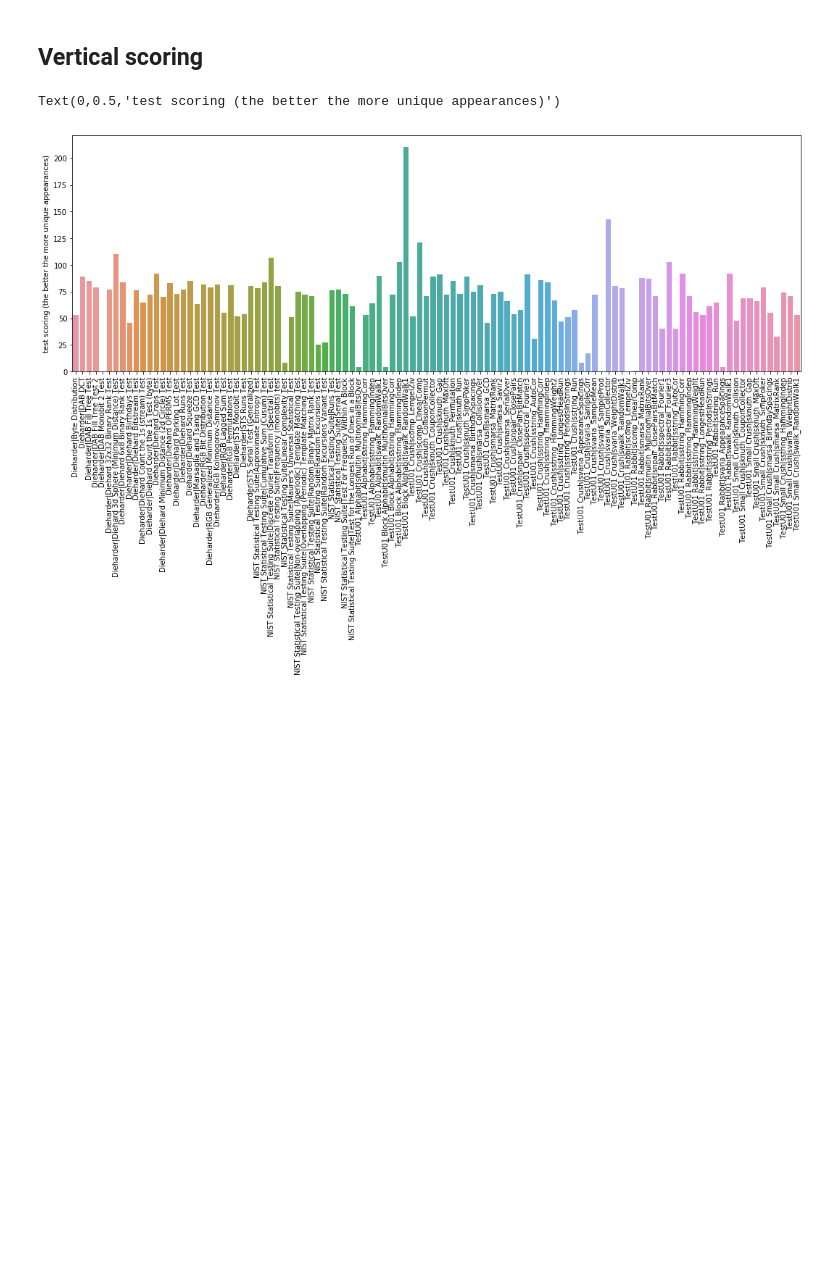
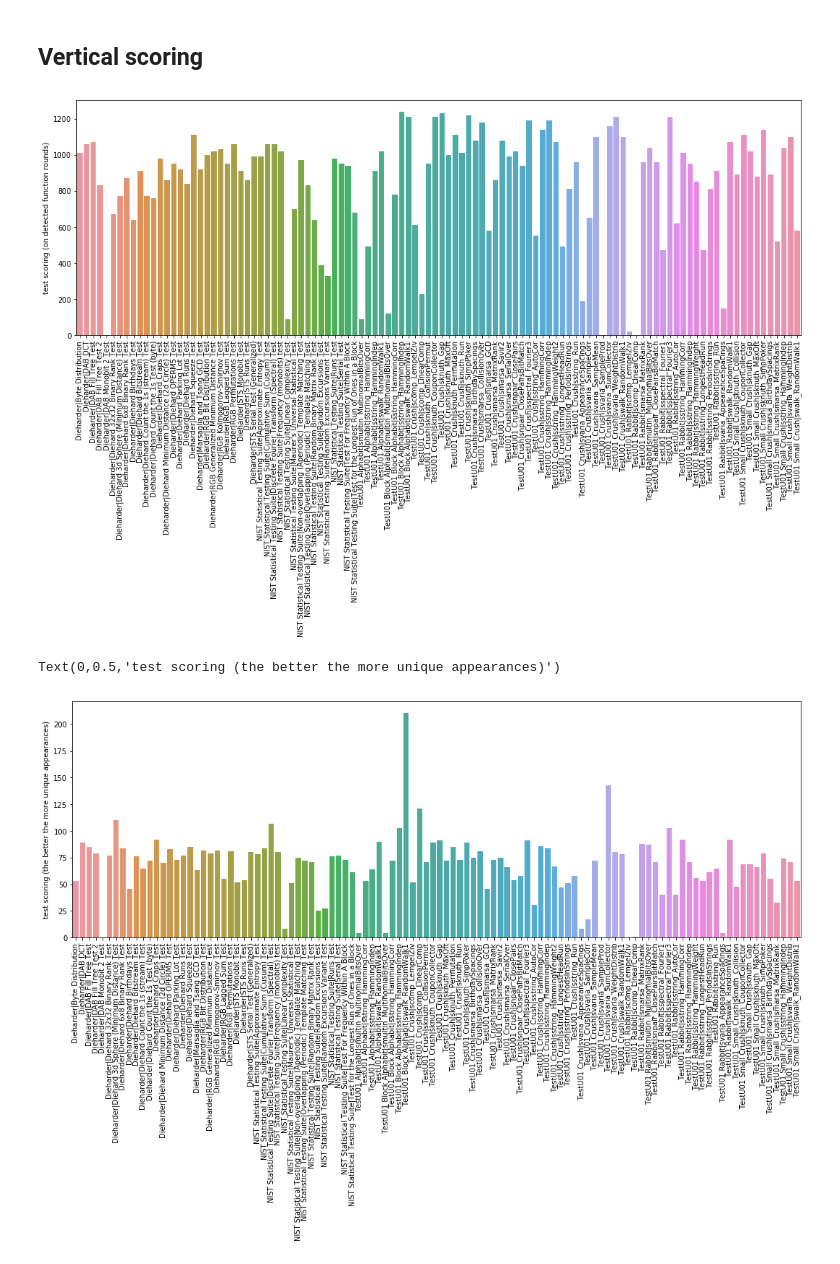
Before and after one commit to rozsa117/rtt-processor, a Jupyter notebook: proc2.ipynb, the cells around one changed output. Drawn from its saved outputs; the diff is of its cells as text; code cells hidden in the pictures; blank space fills up the shorter version.

```diff
--- a/proc2.ipynb
+++ b/proc2.ipynb
@@ -270,23 +278,28 @@ def get_detections(ctests, alpha):
                         for i, x in enumerate(ctests) if (len(x[1]) - test_fails[i]) > 0]
     return tests_detections
 # %%
-top_rounds = get_top_rounds(exps)
-low_rounds = get_low_rounds(exps)
-med_rounds = get_med_rounds(exps)
-tf_10mib = filter_experiments(exps, lambda x: x.exp_info.osize=='10MiB')
-tf_100mib = filter_experiments(exps, lambda x: x.exp_info.osize=='100MiB')
-tf_8gib = filter_experiments(exps, lambda x: x.exp_info.osize=='8GiB')
-tf_topr = filter_experiments(exps, lambda x: (top_rounds[x.exp_info.fnc_name] == x.exp_info.fnc_round))
-tf_topr8 = filter_experiments(exps, lambda x: (top_rounds[x.exp_info.fnc_name] == x.exp_info.fnc_round) and x.exp_info.osize=='8GiB')
-tf_topr8_ctr = filter_experiments(exps, lambda x: (top_rounds[x.exp_info.fnc_name] == x.exp_info.fnc_round) and x.exp_info.osize=='8GiB' and x.exp_info.meth == 'ctr')
-tf_topr8_aes = filter_experiments(exps, lambda x: (top_rounds[x.exp_info.fnc_name] == x.exp_info.fnc_round) and 'AES' in x.exp_info.fnc_name and x.exp_info.osize=='8GiB')
-tf_lowr8_aes = filter_experiments(exps, lambda x: (low_rounds[x.exp_info.fnc_name] == x.exp_info.fnc_round) and 'AES' in x.exp_info.fnc_name and x.exp_info.osize=='8GiB')
-tf_topr8_aes_ctr = filter_experiments(exps, lambda x: (top_rounds[x.exp_info.fnc_name] == x.exp_info.fnc_round) and 'AES' in x.exp_info.fnc_name and x.exp_info.meth == 'ctr' and x.exp_info.osize=='8GiB')
-tf_lowr8_aes_ctr = filter_experiments(exps, lambda x: (low_rounds[x.exp_info.fnc_name] == x.exp_info.fnc_round) and 'AES' in x.exp_info.fnc_name and x.exp_info.meth == 'ctr' and x.exp_info.osize=='8GiB')
-tf_topr8_aes_hw = filter_experiments(exps, lambda x: (top_rounds[x.exp_info.fnc_name] == x.exp_info.fnc_round) and 'AES' in x.exp_info.fnc_name and x.exp_info.meth == 'hw' and x.exp_info.osize=='8GiB')
-tf_lowr8_aes_hw = filter_experiments(exps, lambda x: (low_rounds[x.exp_info.fnc_name] == x.exp_info.fnc_round) and 'AES' in x.exp_info.fnc_name and x.exp_info.meth == 'hw' and x.exp_info.osize=='8GiB')
-tf_lowr = filter_experiments(exps, lambda x: (low_rounds[x.exp_info.fnc_name] == x.exp_info.fnc_round))
-tf_lowr8 = filter_experiments(exps, lambda x: (low_rounds[x.exp_info.fnc_name] == x.exp_info.fnc_round) and x.exp_info.osize=='8GiB')
-tf_lowr8_ctr = filter_experiments(exps, lambda x: (low_rounds[x.exp_info.fnc_name] == x.exp_info.fnc_round) and x.exp_info.osize=='8GiB')
-tf_medr8 = filter_experiments(exps, lambda x: (med_rounds[x.exp_info.fnc_name] == x.exp_info.fnc_round) and x.exp_info.osize=='8GiB' and x.exp_info.meth == 'ctr')
+fnc_exps = [2,3]
+aes_tests = [4,5,6]
+top_rounds = get_top_rounds(compress_fnc(exps, lambda x: x.exp_info.id in fnc_exps))
+low_rounds = get_low_rounds(compress_fnc(exps, lambda x: x.exp_info.id in fnc_exps))
+med_rounds = get_med_rounds(compress_fnc(exps, lambda x: x.exp_info.id in fnc_exps))
+tf_10mib = filter_experiments(exps, lambda x: x.exp_info.id in fnc_exps and x.exp_info.osize=='10MiB')
+tf_100mib = filter_experiments(exps, lambda x: x.exp_info.id in fnc_exps and x.exp_info.osize=='100MiB')
+tf_10mib_rand = filter_experiments(exps, lambda x: x.exp_info.id in aes_tests and x.exp_info.osize=='10MiB')
+tf_100mib_rand = filter_experiments(exps, lambda x: x.exp_info.id in aes_tests and x.exp_info.osize=='100MiB')
+tf_8gib = filter_experiments(exps, lambda x: x.exp_info.id in fnc_exps and x.exp_info.osize=='8GiB')
+tf_8gib_aes = filter_experiments(exps, lambda x: x.exp_info.id in fnc_exps and x.exp_info.osize=='8GiB' and 'AES' in x.exp_info.fnc_name)
+tf_topr = filter_experiments(exps, lambda x: x.exp_info.id in fnc_exps and (top_rounds[x.exp_info.fnc_name] == x.exp_info.fnc_round))
+tf_topr8 = filter_experiments(exps, lambda x: x.exp_info.id in fnc_exps and (top_rounds[x.exp_info.fnc_name] == x.exp_info.fnc_round) and x.exp_info.osize=='8GiB')
+tf_topr8_ctr = filter_experiments(exps, lambda x: x.exp_info.id in fnc_exps and (top_rounds[x.exp_info.fnc_name] == x.exp_info.fnc_round) and x.exp_info.osize=='8GiB' and x.exp_info.meth == 'ctr')
+tf_topr8_aes = filter_experiments(exps, lambda x: x.exp_info.id in fnc_exps and (top_rounds[x.exp_info.fnc_name] == x.exp_info.fnc_round) and 'AES' in x.exp_info.fnc_name and x.exp_info.osize=='8GiB')
+tf_lowr8_aes = filter_experiments(exps, lambda x: x.exp_info.id in fnc_exps and (low_rounds[x.exp_info.fnc_name] == x.exp_info.fnc_round) and 'AES' in x.exp_info.fnc_name and x.exp_info.osize=='8GiB')
+tf_topr8_aes_ctr = filter_experiments(exps, lambda x: x.exp_info.id in fnc_exps and (top_rounds[x.exp_info.fnc_name] == x.exp_info.fnc_round) and 'AES' in x.exp_info.fnc_name and x.exp_info.meth == 'ctr' and x.exp_info.osize=='8GiB')
+tf_lowr8_aes_ctr = filter_experiments(exps, lambda x: x.exp_info.id in fnc_exps and (low_rounds[x.exp_info.fnc_name] == x.exp_info.fnc_round) and 'AES' in x.exp_info.fnc_name and x.exp_info.meth == 'ctr' and x.exp_info.osize=='8GiB')
+tf_topr8_aes_hw = filter_experiments(exps, lambda x: x.exp_info.id in fnc_exps and (top_rounds[x.exp_info.fnc_name] == x.exp_info.fnc_round) and 'AES' in x.exp_info.fnc_name and x.exp_info.meth == 'hw' and x.exp_info.osize=='8GiB')
+tf_lowr8_aes_hw = filter_experiments(exps, lambda x: x.exp_info.id in fnc_exps and (low_rounds[x.exp_info.fnc_name] == x.exp_info.fnc_round) and 'AES' in x.exp_info.fnc_name and x.exp_info.meth == 'hw' and x.exp_info.osize=='8GiB')
+tf_lowr = filter_experiments(exps, lambda x: x.exp_info.id in fnc_exps and (low_rounds[x.exp_info.fnc_name] == x.exp_info.fnc_round))
+tf_lowr8 = filter_experiments(exps, lambda x: x.exp_info.id in fnc_exps and (low_rounds[x.exp_info.fnc_name] == x.exp_info.fnc_round) and x.exp_info.osize=='8GiB')
+tf_lowr8_ctr = filter_experiments(exps, lambda x: x.exp_info.id in fnc_exps and (low_rounds[x.exp_info.fnc_name] == x.exp_info.fnc_round) and x.exp_info.osize=='8GiB')
+tf_medr8 = filter_experiments(exps, lambda x: x.exp_info.id in fnc_exps and (med_rounds[x.exp_info.fnc_name] == x.exp_info.fnc_round) and x.exp_info.osize=='8GiB' and x.exp_info.meth == 'ctr')
 # %%
@@ -418,3 +484,7 @@ for col in range(len(ctests[0][1])):
+# %%
+round_scoring(exps, tests_srt, tf_8gib, alpha=0.001)
+# %% [output]
+[figure, added]
 # %%
 # T1 test uniqueness scoring
 fig, ax = pyplot.subplots(figsize=(6*3, 2*3))
```
Also changed, not shown: parts of 7 cells of this notebook, 1 other file.
